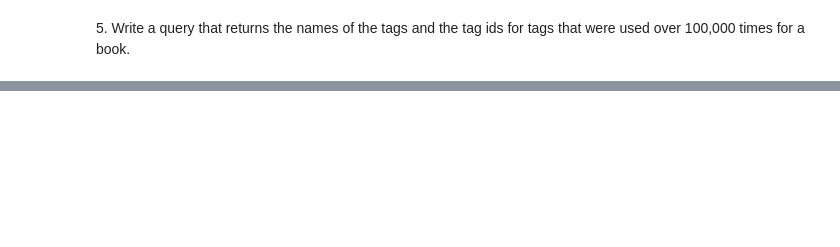
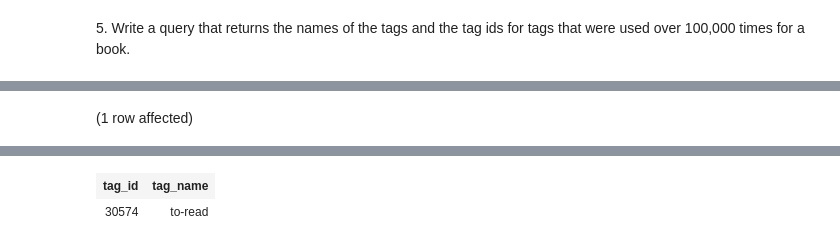
Before and after one commit to pamkellerman/sql-part4-exercises, a Jupyter notebook: sql-part4.ipynb, the cells around one changed output, grey strips where cells are left out. Cells and saved outputs as stored; diff of their text form; code cells hidden in the pictures; blank space fills up the shorter version.

```diff
--- a/sql-part4.ipynb
+++ b/sql-part4.ipynb
@@ -44,0 +89,10 @@ Total execution time: 00:00:00
+# %%
+USE BooksDB
+SELECT tag_id, tag_name
+FROM dbo.tags
+WHERE tag_id IN (
+    SELECT tag_id
+    FROM dbo.book_tags
+    WHERE count> 100000)
+# %% [output]
+(1 row affected)
@@ -44,0 +100,2 @@ Total execution time: 00:00:00
+| tag_id | tag_name |
+| 30574 | to-read |
```
Also changed, not shown: parts of 7 cells of this notebook.
